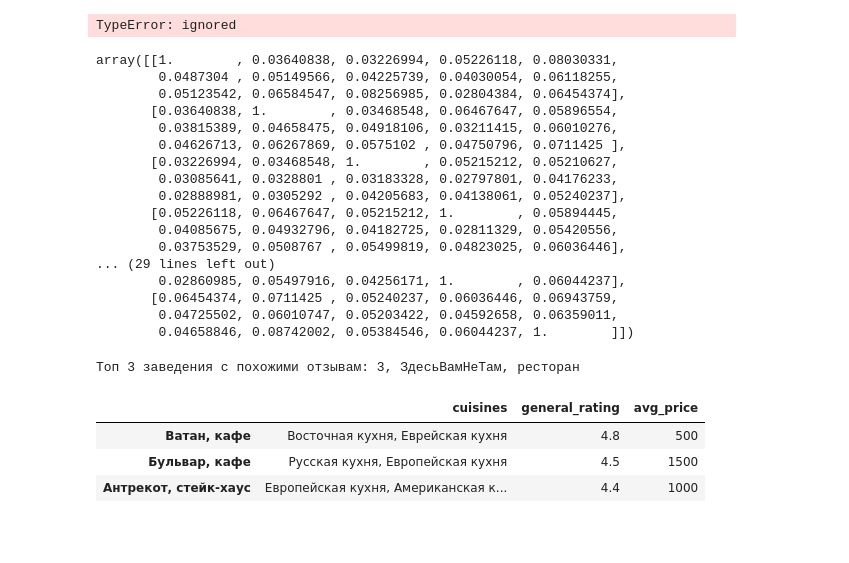
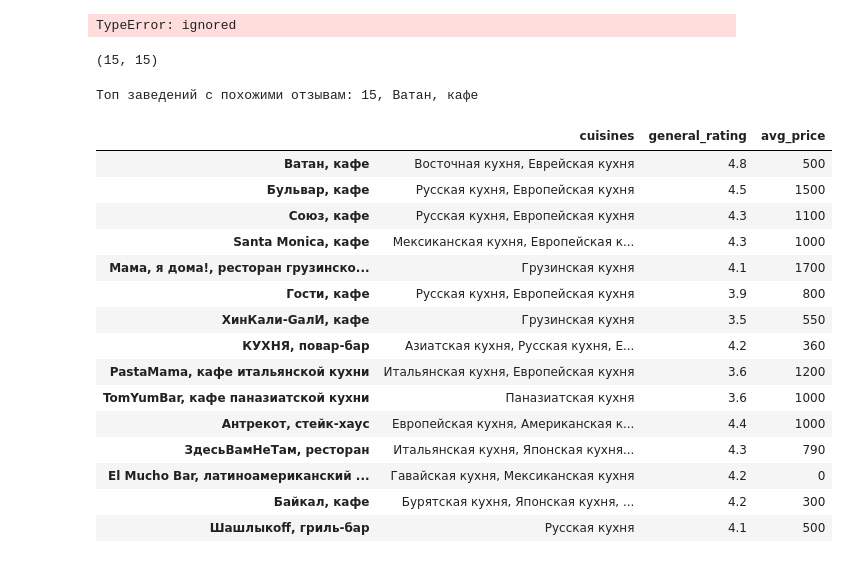
Before and after one commit to nastirlex/Catering-Dishes-Helper-android-app, a Jupyter notebook: DS/recomendation_system.ipynb, the cells around one changed output. Cells and saved outputs as stored; diff of their text form; code cells hidden in the pictures; blank space fills up the shorter version.

Commit message:
changed sort

```diff
--- a/DS/recomendation_system.ipynb
+++ b/DS/recomendation_system.ipynb
@@ -149,46 +149,41 @@ tfidf_matrix = tfidf.fit_transform(df_percent['reviews_y'])
 
 cosine_similarities = linear_kernel(tfidf_matrix, tfidf_matrix)
 # %%
-cosine_similarities
+cosine_similarities.shape
 # %% [output]
-array([[1.        , 0.03640838, 0.03226994, 0.05226118, 0.08030331,
-        0.0487304 , 0.05149566, 0.04225739, 0.04030054, 0.06118255,
-        0.05123542, 0.06584547, 0.08256985, 0.02804384, 0.06454374],
-       [0.03640838, 1.        , 0.03468548, 0.06467647, 0.05896554,
-        0.03815389, 0.04658475, 0.04918106, 0.03211415, 0.06010276,
-        0.04626713, 0.06267869, 0.0575102 , 0.04750796, 0.0711425 ],
-       [0.03226994, 0.03468548, 1.        , 0.05215212, 0.05210627,
-        0.03085641, 0.0328801 , 0.03183328, 0.02797801, 0.04176233,
-        0.02888981, 0.0305292 , 0.04205683, 0.04138061, 0.05240237],
-       [0.05226118, 0.06467647, 0.05215212, 1.        , 0.05894445,
-        0.04085675, 0.04932796, 0.04182725, 0.02811329, 0.05420556,
-        0.03753529, 0.0508767 , 0.05499819, 0.04823025, 0.06036446],
-... (29 lines left out)
-        0.02860985, 0.05497916, 0.04256171, 1.        , 0.06044237],
-       [0.06454374, 0.0711425 , 0.05240237, 0.06036446, 0.06943759,
-        0.04725502, 0.06010747, 0.05203422, 0.04592658, 0.06359011,
-        0.04658846, 0.08742002, 0.05384546, 0.06044237, 1.        ]])
+(15, 15)
 # %%
 def recommend(name, cosine_similarities = cosine_similarities):
     recommend_restaurant = []
     idx = indices[indices == name].index[0]
     score_series = pd.Series(cosine_similarities[idx]).sort_values(ascending=False)
-    top30_indexes = list(score_series.iloc[0:31].index)
-    for each in top30_indexes:
+    top51_indexes = list(score_series.iloc[0:51].index)
+    for each in top51_indexes:
         recommend_restaurant.append(list(df_percent.index)[each])
         df_new = pd.DataFrame(columns=['cuisines', 'general_rating', 'avg_price'])
     for each in recommend_restaurant:
         df_new = df_new.append(pd.DataFrame(df_percent[['cuisines', 'general_rating', 'avg_price']][df_percent.index == each].sample()))
     df_new = df_new.drop_duplicates(subset=['cuisines', 'general_rating', 'avg_price'], keep=False)
-    df_new = df_new.sort_values(by='general_rating', ascending=False).head(3)
-
-    print('Топ 3 заведения с похожими отзывам: %d, %s' % (len(df_new), name))
+    df_new = df_new.head(15)
+    print('Топ заведений с похожими отзывам: %d, %s' % (len(df_new), name))
 
     return df_new
-recommend('ЗдесьВамНеТам, ресторан')
+recommend('Ватан, кафе')
 # %% [output]
-Топ 3 заведения с похожими отзывам: 3, ЗдесьВамНеТам, ресторан
+Топ заведений с похожими отзывам: 15, Ватан, кафе
 |  | cuisines | general_rating | avg_price |
 | Ватан, кафе | Восточная кухня, Еврейская кухня | 4.8 | 500 |
 | Бульвар, кафе | Русская кухня, Европейская кухня | 4.5 | 1500 |
+| Союз, кафе | Русская кухня, Европейская кухня | 4.3 | 1100 |
+| Santa Monica, кафе | Мексиканская кухня, Европейская к... | 4.3 | 1000 |
+| Мама, я дома!, ресторан грузинско... | Грузинская кухня | 4.1 | 1700 |
+| Гости, кафе | Русская кухня, Европейская кухня | 3.9 | 800 |
+| ХинКали-GaлИ, кафе | Грузинская кухня | 3.5 | 550 |
+| КУХНЯ, повар-бар | Азиатская кухня, Русская кухня, Е... | 4.2 | 360 |
+| PastaMama, кафе итальянской кухни | Итальянская кухня, Европейская кухня | 3.6 | 1200 |
+| TomYumBar, кафе паназиатской кухни | Паназиатская кухня | 3.6 | 1000 |
 | Антрекот, стейк-хаус | Европейская кухня, Американская к... | 4.4 | 1000 |
+| ЗдесьВамНеТам, ресторан | Итальянская кухня, Японская кухня... | 4.3 | 790 |
+| El Mucho Bar, латиноамериканский ... | Гавайская кухня, Мексиканская кухня | 4.2 | 0 |
+| Байкал, кафе | Бурятская кухня, Японская кухня, ... | 4.2 | 300 |
+| Шашлыкоff, гриль-бар | Русская кухня | 4.1 | 500 |
```
Also changed, not shown: parts of 1 cell of this notebook.
